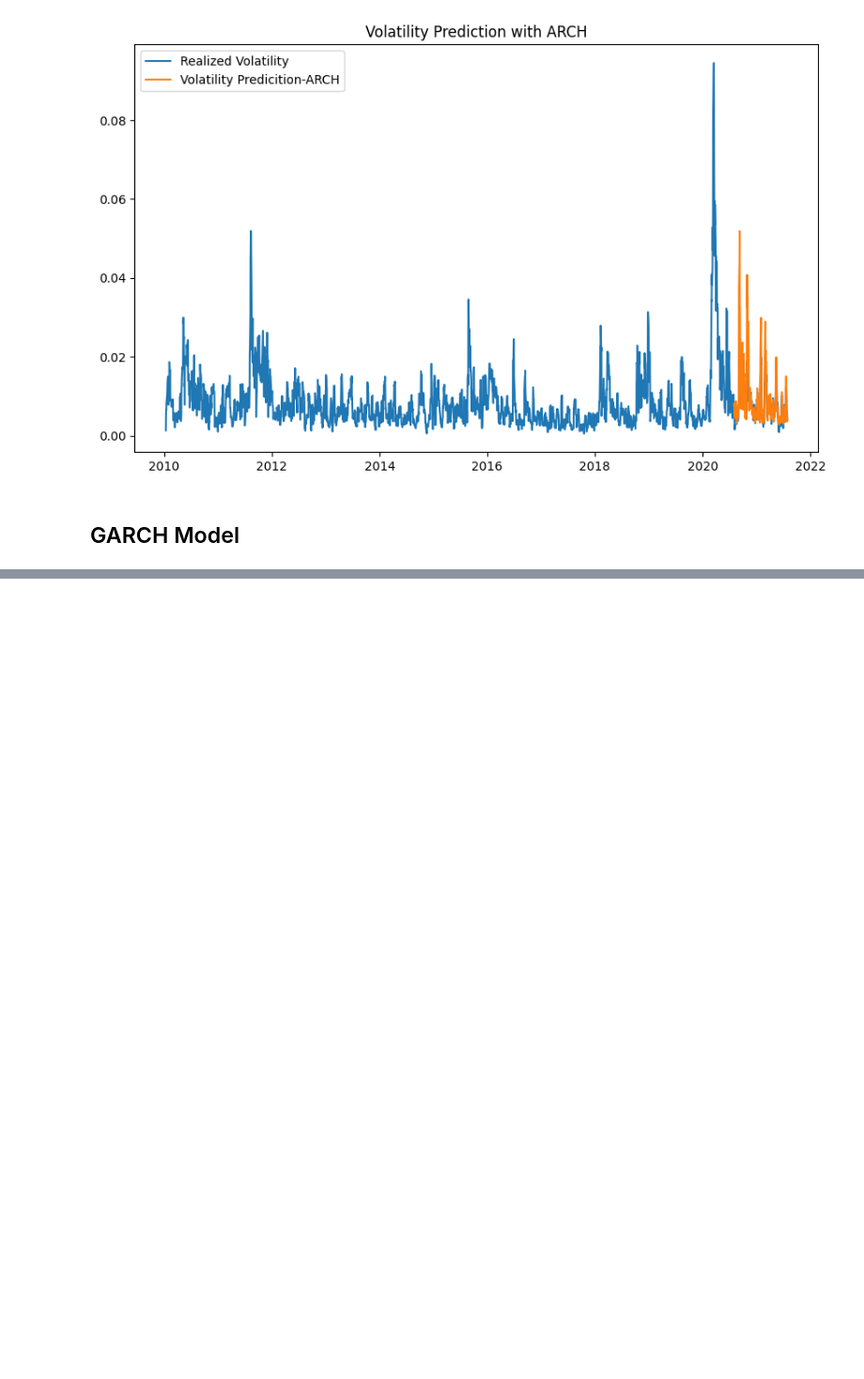
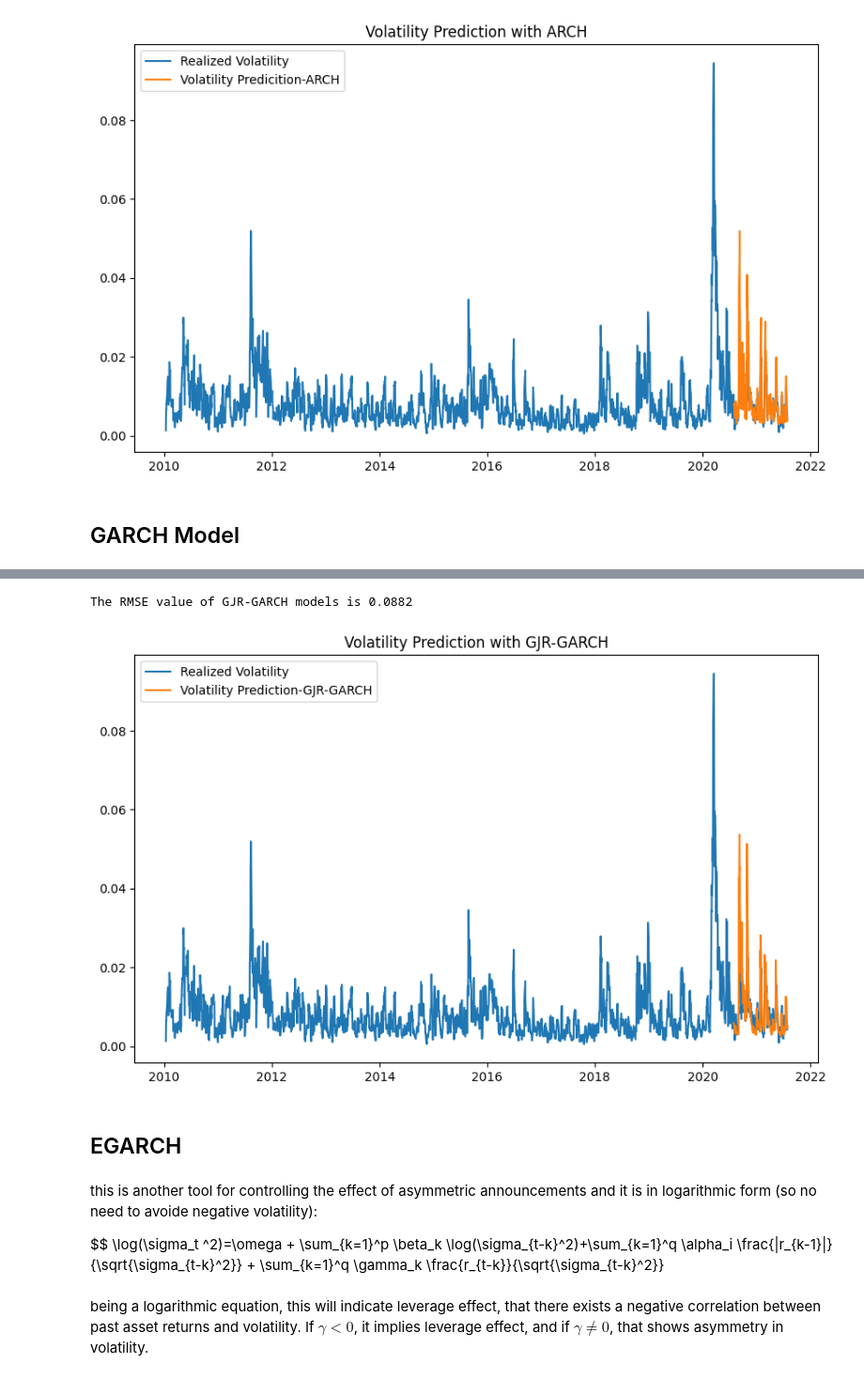
Before and after one commit to guilhermemalves03/Machine-Learning-for-Financial-Risk-Management-with-Python, a Jupyter notebook: 4-MachineLearning-BasedVolatilityPrediction.ipynb, the cells around one changed output, grey strips where cells are left out. Shown at 94% size. Cells and saved outputs as stored; diff of their text form; code cells hidden in the pictures; blank space fills up the shorter version.

```diff
--- a/4-MachineLearning-BasedVolatilityPrediction.ipynb
+++ b/4-MachineLearning-BasedVolatilityPrediction.ipynb
@@ -250,0 +363,12 @@ GARCH model is an extension of the ARCH model incorporating lagged conditional v
+# %%
+bic_gjr_garch = []
+for p in range(1, 5):
+    for q in range(1, 5):
+        gjrgarch = arch_model(ret, mean='zero', p=p, o=1, q=q).fit(disp='off')
+        bic_gjr_garch.append(gjrgarch.bic)
+        if gjrgarch.bic == np.min(bic_gjr_garch):
+             best_param = p, q
+gjrgarch = arch_model(ret,mean='zero', p=best_param[0], o=1, q=best_param[1]).fit(disp='off')
+print(gjrgarch.summary())
+forecast = gjrgarch.forecast(start=split_date[0])
+forecast_gjrgarch = forecast
@@ -250,0 +393,24 @@ GARCH model is an extension of the ARCH model incorporating lagged conditional v
+# %%
+rmse_gjr_garch = np.sqrt(mse(realized_vol[-n:] / 100,
+np.sqrt(forecast_gjrgarch.variance.iloc[-len(split_date):]/ 100)))
+print('The RMSE value of GJR-GARCH models is {:.4f}'.format(rmse_gjr_garch))
+# %% [output]
+The RMSE value of GJR-GARCH models is 0.0882
+# %%
+plt.figure(figsize=(10, 6))
+plt.plot(realized_vol / 100, label='Realized Volatility')
+plt.plot(forecast_gjrgarch.variance.iloc[-len(split_date):] / 100,
+label='Volatility Prediction-GJR-GARCH')
+plt.title('Volatility Prediction with GJR-GARCH', fontsize=12)
+plt.legend()
+plt.show()
+# %% [output]
+[figure, added]
+# %% [markdown]
+## EGARCH
+# %% [markdown]
+this is another tool for controlling the effect of asymmetric announcements and it is in logarithmic form (so no need to avoide negative volatility):
+
+$$ \log(\sigma_t ^2)=\omega + \sum_{k=1}^p \beta_k \log(\sigma_{t-k}^2)+\sum_{k=1}^q \alpha_i \frac{|r_{k-1}|}{\sqrt{\sigma_{t-k}^2}} + \sum_{k=1}^q \gamma_k \frac{r_{t-k}}{\sqrt{\sigma_{t-k}^2}}
+# %% [markdown]
+being a logarithmic equation, this will indicate leverage effect, that there exists a negative correlation between past asset returns and volatility. If $\gamma<0$, it implies leverage effect, and if $\gamma \neq 0$, that shows asymmetry in volatility.
```
Also changed, not shown: parts of 38 cells of this notebook.
